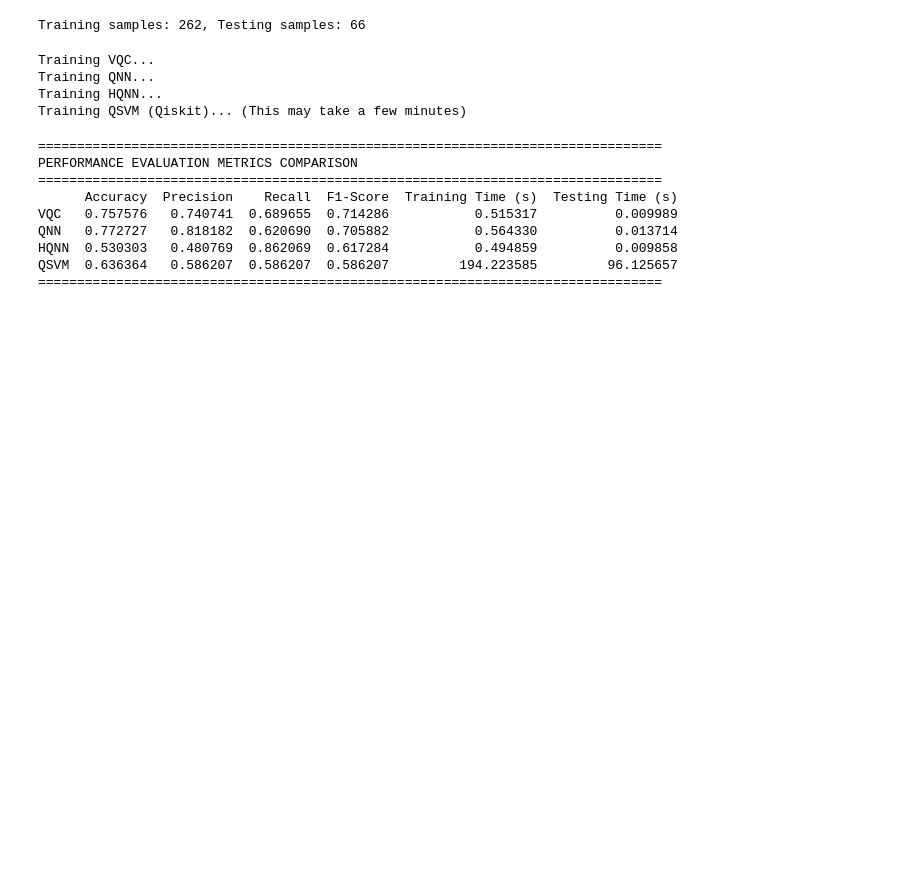
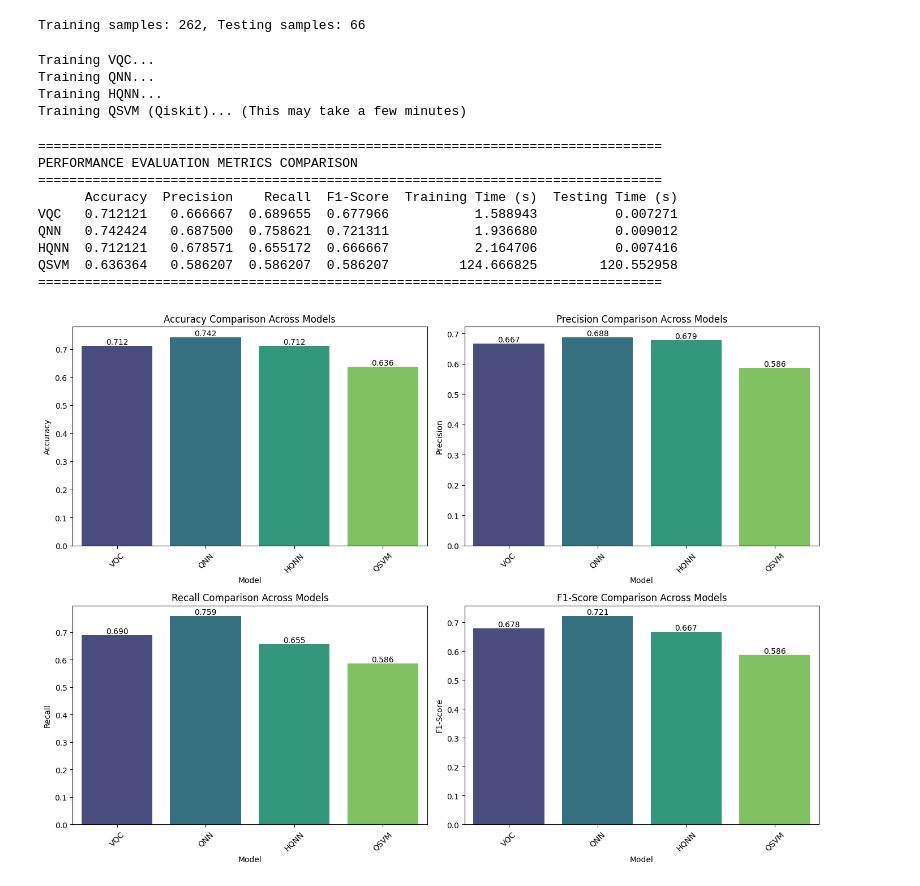
Before and after one commit to likith2109/demo-repo, a Jupyter notebook: p1.ipynb, the cells around one changed output. Drawn from its saved outputs; the diff is of its cells as text; code cells hidden in the pictures; blank space fills up the shorter version.

```diff
--- a/p1.ipynb
+++ b/p1.ipynb
@@ -191,21 +215,34 @@ results = {}
 # 1. Variational Quantum Classifier (VQC)
 print("Training VQC...")
 vqc_model = VQC(n_layers=2)
-results["VQC"] = train_and_evaluate_torch_model(vqc_model, X_train, y_train, X_test, y_test)
+vqc_results, y_test_vqc, y_pred_vqc, y_prob_vqc = train_and_evaluate_torch_model(vqc_model, X_train, y_train, X_test, y_test)
+results["VQC"] = vqc_results
 
 # 2. Quantum Neural Network (QNN)
 print("Training QNN...")
 qnn_model = VQC(n_layers=3)
-results["QNN"] = train_and_evaluate_torch_model(qnn_model, X_train, y_train, X_test, y_test)
+qnn_results, y_test_qnn, y_pred_qnn, y_prob_qnn = train_and_evaluate_torch_model(qnn_model, X_train, y_train, X_test, y_test)
+results["QNN"] = qnn_results
 
 # 3. Hybrid Quantum Neural Network (HQNN)
 print("Training HQNN...")
 hqnn_model = HQNN(n_layers=2)
-results["HQNN"] = train_and_evaluate_torch_model(hqnn_model, X_train, y_train, X_test, y_test)
+hqnn_results, y_test_hqnn, y_pred_hqnn, y_prob_hqnn = train_and_evaluate_torch_model(hqnn_model, X_train, y_train, X_test, y_test)
+results["HQNN"] = hqnn_results
 
 # 4. Quantum Support Vector Machine (QSVM)
 print("Training QSVM (Qiskit)... (This may take a few minutes)")
-results["QSVM"] = run_qsvm(X_train, y_train, X_test, y_test)
+qsvm_results, y_test_qsvm, y_pred_qsvm, y_prob_qsvm = run_qsvm(X_train, y_train, X_test, y_test)
+results["QSVM"] = qsvm_results
+
+# Store prediction data for later use (assuming y_test is the same for all)
+predictions_data = {
+    'y_test': y_test, # y_test is the same for all models as it's from the split
+    'VQC': {'y_pred': y_pred_vqc, 'y_prob': y_prob_vqc},
+    'QNN': {'y_pred': y_pred_qnn, 'y_prob': y_prob_qnn},
+    'HQNN': {'y_pred': y_pred_hqnn, 'y_prob': y_prob_hqnn},
+    'QSVM': {'y_pred': y_pred_qsvm, 'y_prob': y_prob_qsvm}
+}
 
 # Print Results Comparison Table
 print("\n" + "="*80)
@@ -223,8 +260,34 @@ Training QSVM (Qiskit)... (This may take a few minutes)
 PERFORMANCE EVALUATION METRICS COMPARISON
 ================================================================================
       Accuracy  Precision    Recall  F1-Score  Training Time (s)  Testing Time (s)
-VQC   0.757576   0.740741  0.689655  0.714286           0.515317          0.009989
-QNN   0.772727   0.818182  0.620690  0.705882           0.564330          0.013714
-HQNN  0.530303   0.480769  0.862069  0.617284           0.494859          0.009858
-QSVM  0.636364   0.586207  0.586207  0.586207         194.223585         96.125657
+VQC   0.712121   0.666667  0.689655  0.677966           1.588943          0.007271
+QNN   0.742424   0.687500  0.758621  0.721311           1.936680          0.009012
+HQNN  0.712121   0.678571  0.655172  0.666667           2.164706          0.007416
+QSVM  0.636364   0.586207  0.586207  0.586207         124.666825        120.552958
 ================================================================================
+# %%
+import matplotlib.pyplot as plt
+import seaborn as sns
+
+# Prepare data for plotting
+metrics_to_plot = ['Accuracy', 'Precision', 'Recall', 'F1-Score']
+df_plot = df_results[metrics_to_plot]
+
+# Create subplots for each metric
+fig, axes = plt.subplots(2, 2, figsize=(14, 10))
+axes = axes.flatten()
+
+for i, metric in enumerate(metrics_to_plot):
+    sns.barplot(x=df_plot.index, y=metric, data=df_plot, ax=axes[i], palette='viridis', hue=df_plot.index, legend=False)
+    axes[i].set_title(f'{metric} Comparison Across Models')
+    axes[i].set_ylabel(metric)
+    axes[i].set_xlabel('Model')
+    axes[i].tick_params(axis='x', rotation=45)
+    # Add value labels on top of bars
+    for container in axes[i].containers:
+        axes[i].bar_label(container, fmt='%.3f')
+
+plt.tight_layout()
+plt.show()
+# %% [output]
+[figure, added]
```
Also changed, not shown: parts of 18 cells of this notebook.
